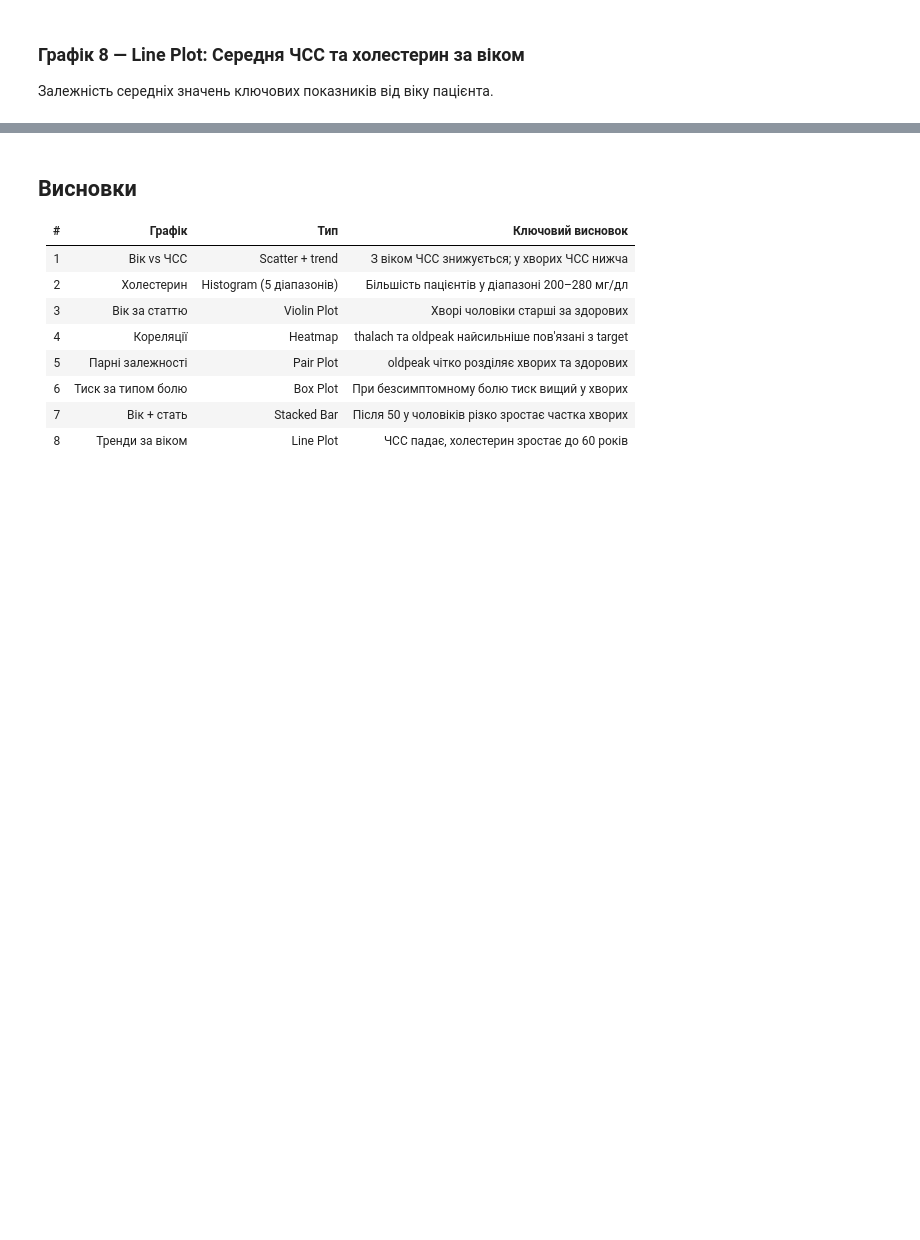
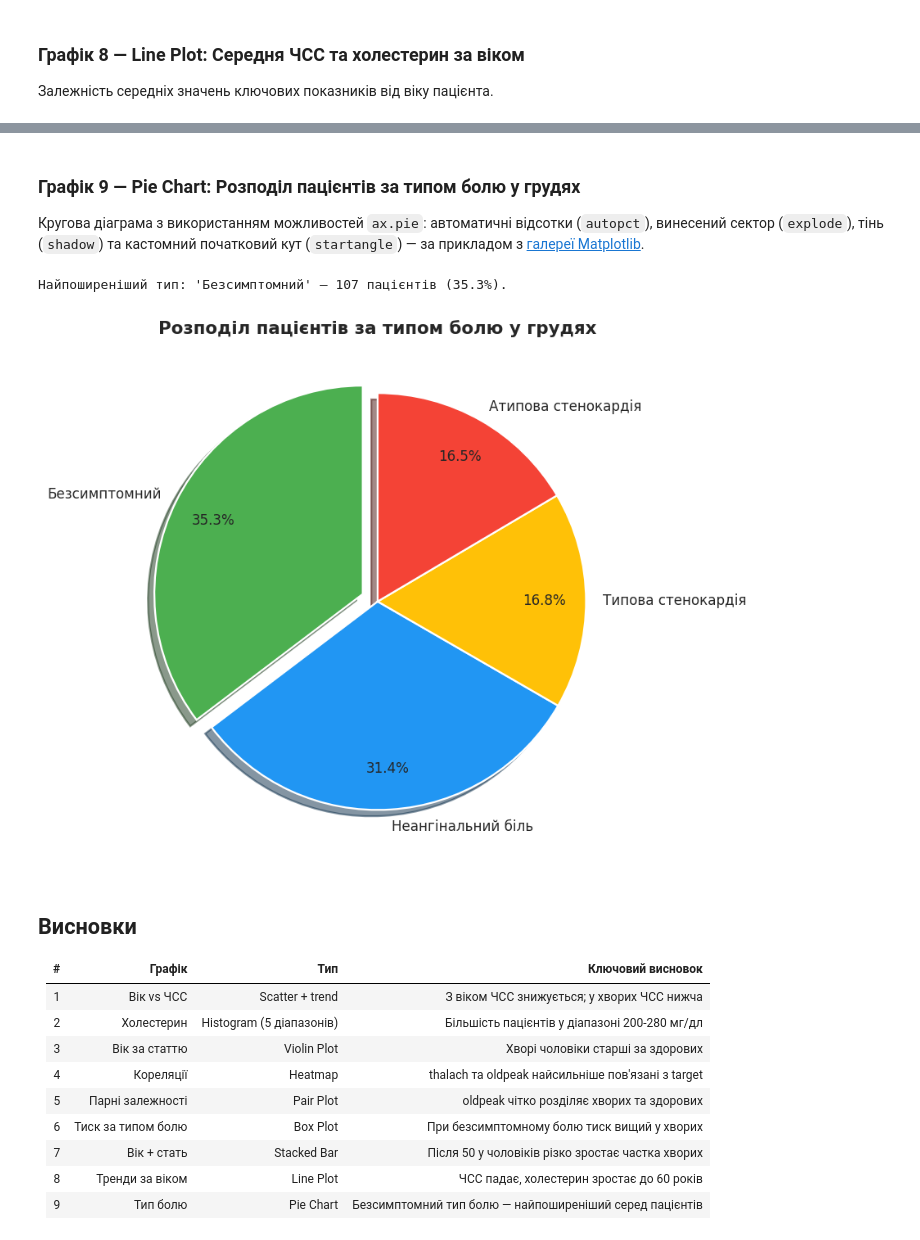
Before and after one commit to ogg1e77/data-prep-and-analysis, a Jupyter notebook: lab-3/lab3_visualization.ipynb, the cells around one changed output, grey strips where cells are left out. Drawn from its saved outputs; the diff is of its cells as text; code cells hidden in the pictures; blank space fills up the shorter version.

```diff
--- a/lab-3/lab3_visualization.ipynb
+++ b/lab-3/lab3_visualization.ipynb
@@ -341,13 +334,48 @@ print("З віком ЧСС знижується, а холестерин зро
+# %% [markdown]
+### Графік 9 — Pie Chart: Розподіл пацієнтів за типом болю у грудях
+
+Кругова діаграма з використанням можливостей `ax.pie`: автоматичні відсотки (`autopct`), винесений сектор (`explode`), тінь (`shadow`) та кастомний початковий кут (`startangle`) — за прикладом з [галереї Matplotlib](https://matplotlib.org/stable/gallery/pie_and_polar_charts/pie_features.html).
+# %%
+cp_counts = df["cp_label"].value_counts()
+labels_pie = cp_counts.index.tolist()
+sizes = cp_counts.values.tolist()
+colors_pie = ["#4CAF50", "#2196F3", "#FFC107", "#F44336"]
+
+# Виносимо сектор з найбільшою кількістю пацієнтів
+explode = [0.08 if v == max(sizes) else 0 for v in sizes]
+
+fig, ax = plt.subplots(figsize=(8, 8))
+ax.pie(
+    sizes,
+    explode=explode,
+    labels=labels_pie,
+    colors=colors_pie,
+    autopct="%1.1f%%",
+    pctdistance=0.8,
+    labeldistance=1.08,
+    shadow=True,
+    startangle=90,
+    wedgeprops={"edgecolor": "white", "linewidth": 1.5},
+    textprops={"fontsize": 11},
+)
+ax.set_title("Розподіл пацієнтів за типом болю у грудях", fontsize=14, fontweight="bold")
+plt.tight_layout()
+plt.show()
+print(f"Найпоширеніший тип: '{labels_pie[sizes.index(max(sizes))]}' — {max(sizes)} пацієнтів ({max(sizes)/sum(sizes)*100:.1f}%).")
+# %% [output]
+Найпоширеніший тип: 'Безсимптомний' — 107 пацієнтів (35.3%).
+[figure, added]
 # %% [markdown]
 ## Висновки
 
 | # | Графік | Тип | Ключовий висновок |
 |---|--------|-----|-------------------|
 | 1 | Вік vs ЧСС | Scatter + trend | З віком ЧСС знижується; у хворих ЧСС нижча |
-| 2 | Холестерин | Histogram (5 діапазонів) | Більшість пацієнтів у діапазоні 200–280 мг/дл |
+| 2 | Холестерин | Histogram (5 діапазонів) | Більшість пацієнтів у діапазоні 200-280 мг/дл |
 | 3 | Вік за статтю | Violin Plot | Хворі чоловіки старші за здорових |
 | 4 | Кореляції | Heatmap | thalach та oldpeak найсильніше пов'язані з target |
 | 5 | Парні залежності | Pair Plot | oldpeak чітко розділяє хворих та здорових |
 | 6 | Тиск за типом болю | Box Plot | При безсимптомному болю тиск вищий у хворих |
 | 7 | Вік + стать | Stacked Bar | Після 50 у чоловіків різко зростає частка хворих |
 | 8 | Тренди за віком | Line Plot | ЧСС падає, холестерин зростає до 60 років |
+| 9 | Тип болю | Pie Chart | Безсимптомний тип болю — найпоширеніший серед пацієнтів |
```
Also changed, not shown: parts of 12 cells of this notebook.
